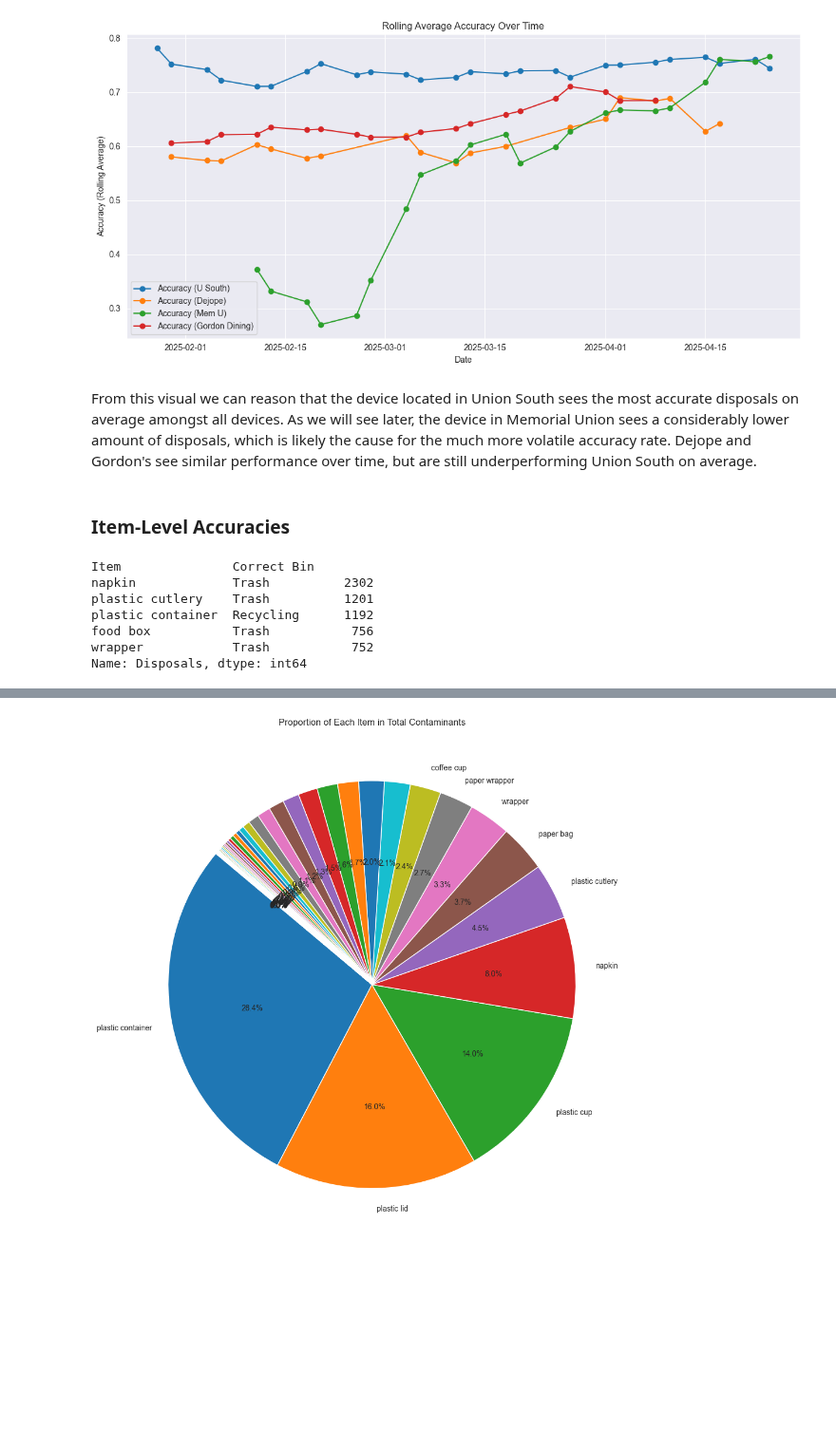
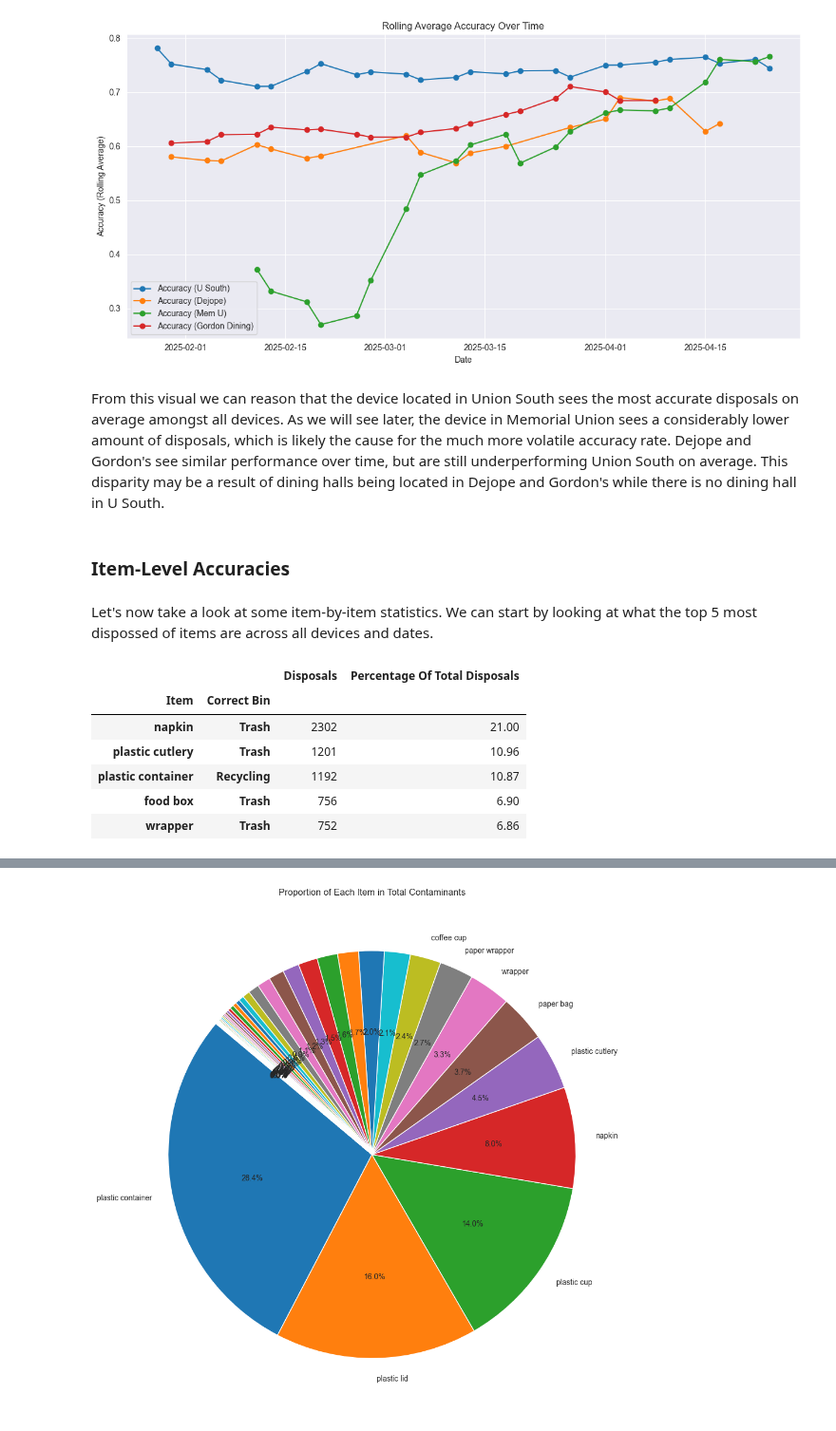
Before and after one commit to bps78/Oscar-Research-Project, a Jupyter notebook: oscar_project.ipynb, the cells around one changed output, grey strips where cells are left out. Shown at 95% size. Drawn from its saved outputs; the diff is of its cells as text; code cells hidden in the pictures; blank space fills up the shorter version.

```diff
--- a/oscar_project.ipynb
+++ b/oscar_project.ipynb
@@ -276,4 +276,4 @@ plt.show()
 The above plot is hard to decipher due to the heavy overlap between plot lines. The plot below makes it easier to comprehend by smoothing out the lines using a rolling average
 [figure]
 # %% [markdown]
-From this visual we can reason that the device located in Union South sees the most accurate disposals on average amongst all devices. As we will see later, the device in Memorial Union sees a considerably lower amount of disposals, which is likely the cause for the much more volatile accuracy rate. Dejope and Gordon's see similar performance over time, but are still underperforming Union South on average.
+From this visual we can reason that the device located in Union South sees the most accurate disposals on average amongst all devices. As we will see later, the device in Memorial Union sees a considerably lower amount of disposals, which is likely the cause for the much more volatile accuracy rate. Dejope and Gordon's see similar performance over time, but are still underperforming Union South on average. This disparity may be a result of dining halls being located in Dejope and Gordon's while there is no dining hall in U South.
@@ -283,13 +280,18 @@ TODO
 # %% [markdown]
 ### Item-Level Accuracies
+# %% [markdown]
+Let's now take a look at some item-by-item statistics. We can start by looking at what the top 5 most dispossed of items are across all devices and dates.
 # %%
 item_freqs = disposals.groupby(['Item', 'Correct Bin'])['Disposals'].sum().sort_values(ascending=False)
-display(item_freqs.head(5))
+item_freqs_df = item_freqs.sort_values(ascending=False).head(5).to_frame()
+total_disposals = item_freqs.sum()
+item_freqs_df['Percentage Of Total Disposals'] = (item_freqs_df['Disposals'] / total_disposals * 100).round(2)
+display(item_freqs_df.head(5))
 # %% [output]
-Item               Correct Bin
-napkin             Trash          2302
-plastic cutlery    Trash          1201
-plastic container  Recycling      1192
-food box           Trash           756
-wrapper            Trash           752
-Name: Disposals, dtype: int64
+|  |  | Disposals | Percentage Of Total Disposals |
+| Item | Correct Bin |  |  |
+| napkin | Trash | 2302 | 21.00 |
+| plastic cutlery | Trash | 1201 | 10.96 |
+| plastic container | Recycling | 1192 | 10.87 |
+| food box | Trash | 756 | 6.90 |
+| wrapper | Trash | 752 | 6.86 |
```
Also changed, not shown: parts of 13 cells of this notebook, 1 other file.
